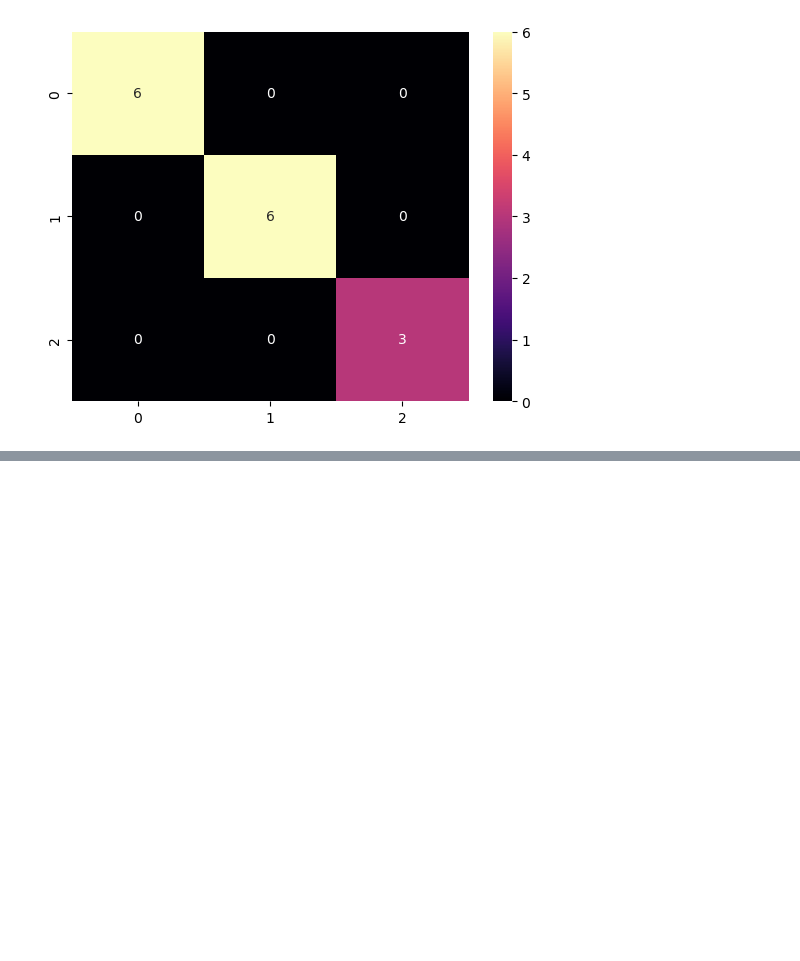
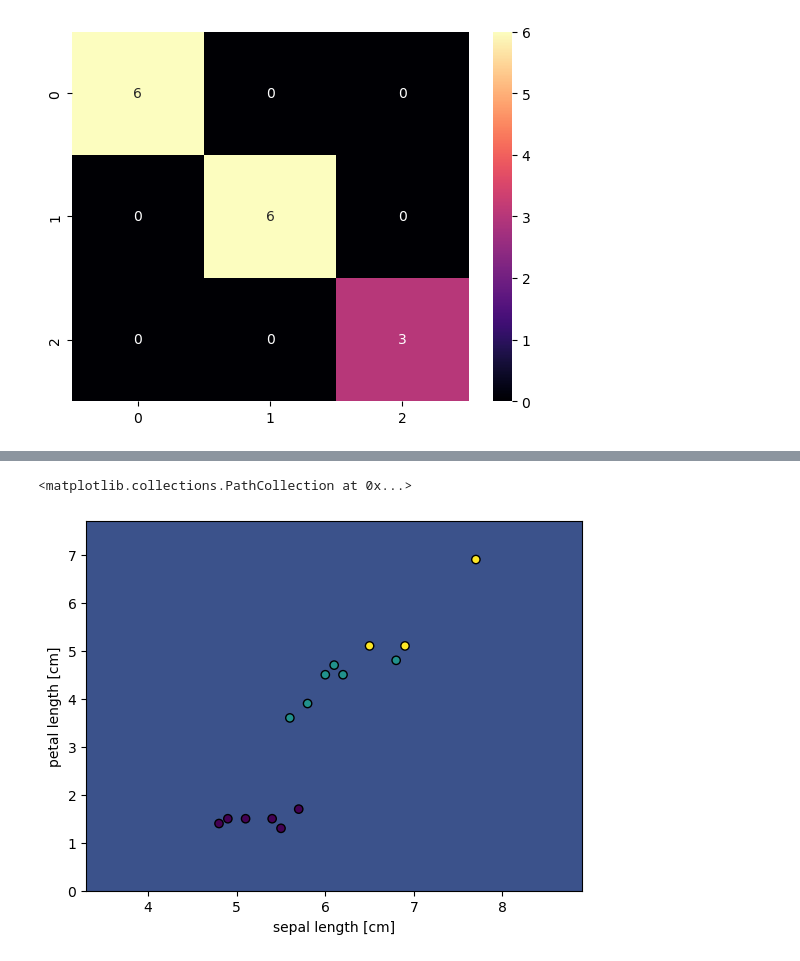
Before and after one commit to n3vrmr/data_studies, a Jupyter notebook: notebooks/SVM_intro.ipynb, the cells around one changed output, grey strips where cells are left out. Saved outputs shown, nothing was run; the diff lists cells and outputs as text; code cells hidden in the pictures; blank space fills up the shorter version.

```diff
--- a/notebooks/SVM_intro.ipynb
+++ b/notebooks/SVM_intro.ipynb
@@ -66,0 +124,9 @@ heatmap = sns.heatmap(mc, cmap='magma', annot=True)
+# %%
+disp = DecisionBoundaryDisplay.from_estimator(sigmoid_svm,x_train,
+                                              response_method="predict",
+                                              xlabel='sepal length [cm]',
+                                              ylabel='petal length [cm]')
+disp.ax_.scatter(x_test[:, 0], x_test[:, 1], c=y_test, edgecolor="k")
+# %% [output]
+<matplotlib.collections.PathCollection at 0x...>
+[figure, added]
```
Also changed, not shown: parts of 47 cells of this notebook.
